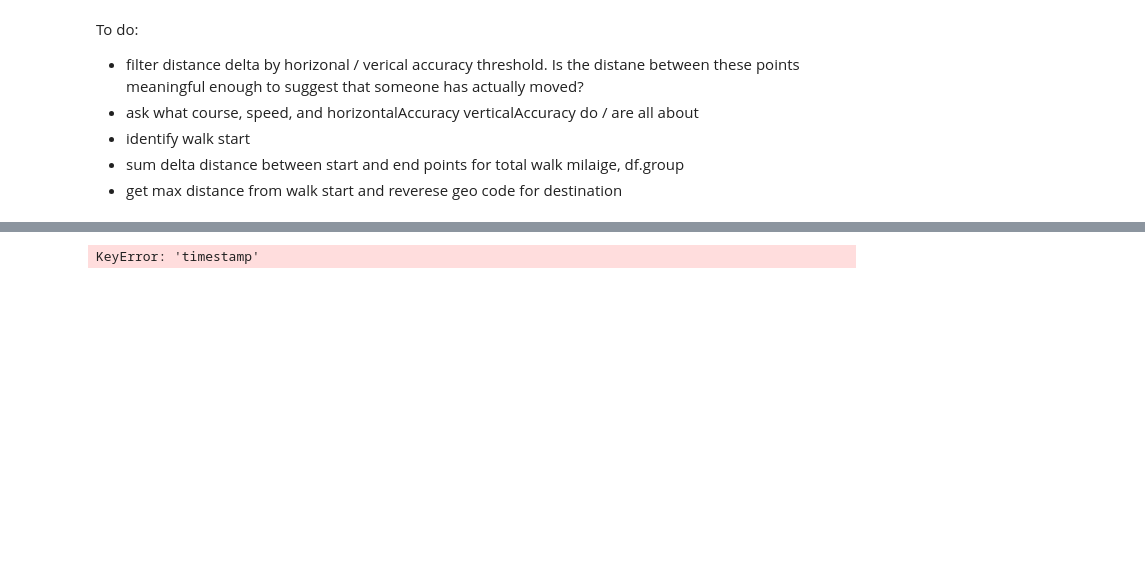
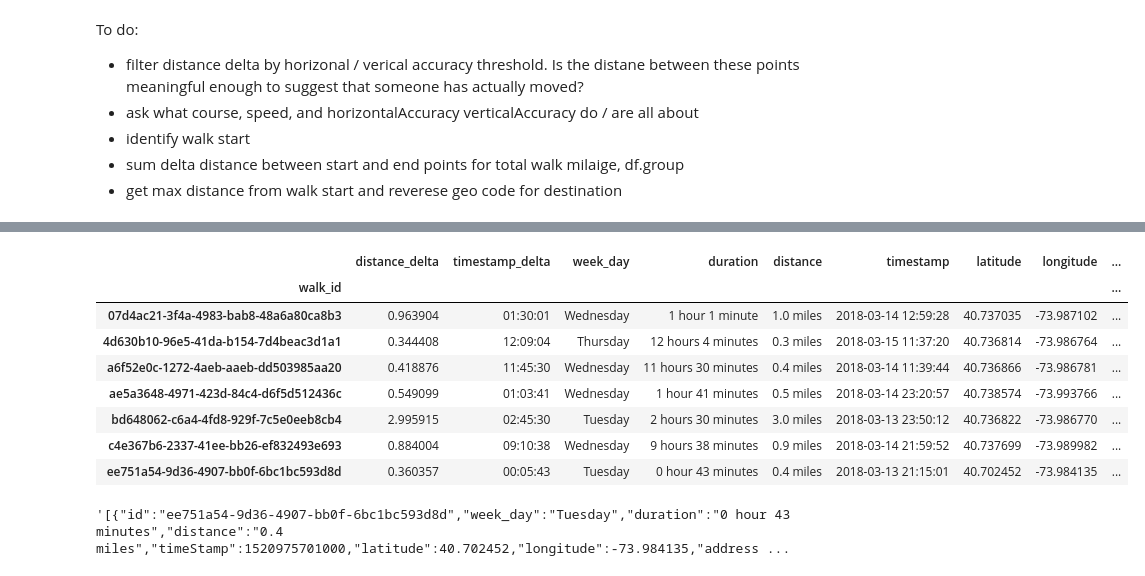
Before and after one commit to agconti/dog-walks, a Jupyter notebook: dog_walks.ipynb, the cells around one changed output, grey strips where cells are left out. Drawn from its saved outputs; the diff is of its cells as text; code cells hidden in the pictures; blank space fills up the shorter version.

```diff
--- a/dog_walks.ipynb
+++ b/dog_walks.ipynb
@@ -34,8 +34,7 @@ def get_street_address(row):
     longitude = row.longitude
 
     location = geolocator.reverse(f"{latitude}, {longitude}")
-    print(location)
-    building_number, street, rest = location.address.split(',')
+    building_number, street = location.address.split(',')[:2]
     return f"{building_number} {street}"
 # %%
 date_columns = ['timestamp']
@@ -114,9 +120,20 @@ ValueError: ('too many values to unpack (expected 3)', 'occurred at index 06e4d2
 # %%
 rollup = rollup.join(meta_information)
+rollup
+# %% [output]
+|  | distance_delta | timestamp_delta | week_day | duration | distance | timestamp | latitude | longitude | ... |
+| walk_id |  |  |  |  |  |  |  |  | ... |
+| 07d4ac21-3f4a-4983-bab8-48a6a80ca8b3 | 0.963904 | 01:30:01 | Wednesday | 1 hour 1 minute | 1.0 miles | 2018-03-14 12:59:28 | 40.737035 | -73.987102 | ... |
+| 4d630b10-96e5-41da-b154-7d4beac3d1a1 | 0.344408 | 12:09:04 | Thursday | 12 hours 4 minutes | 0.3 miles | 2018-03-15 11:37:20 | 40.736814 | -73.986764 | ... |
+| a6f52e0c-1272-4aeb-aaeb-dd503985aa20 | 0.418876 | 11:45:30 | Wednesday | 11 hours 30 minutes | 0.4 miles | 2018-03-14 11:39:44 | 40.736866 | -73.986781 | ... |
+| ae5a3648-4971-423d-84c4-d6f5d512436c | 0.549099 | 01:03:41 | Wednesday | 1 hour 41 minutes | 0.5 miles | 2018-03-14 23:20:57 | 40.738574 | -73.993766 | ... |
+| bd648062-c6a4-4fd8-929f-7c5e0eeb8cb4 | 2.995915 | 02:45:30 | Tuesday | 2 hours 30 minutes | 3.0 miles | 2018-03-13 23:50:12 | 40.736822 | -73.986770 | ... |
+| c4e367b6-2337-41ee-bb26-ef832493e693 | 0.884004 | 09:10:38 | Wednesday | 9 hours 38 minutes | 0.9 miles | 2018-03-14 21:59:52 | 40.737699 | -73.989982 | ... |
+| ee751a54-9d36-4907-bb0f-6bc1bc593d8d | 0.360357 | 00:05:43 | Tuesday | 0 hour 43 minutes | 0.4 miles | 2018-03-13 21:15:01 | 40.702452 | -73.984135 | ... |
 # %%
-output = rollup.reset_index().drop(['timestamp_delta', 'distance_delta'], axis=1).rename(columns={'walk_id': 'id'}).sort_values('timestamp', inplace=True)
+output = rollup.reset_index().drop(['timestamp_delta', 'distance_delta'], axis=1).rename(columns={'walk_id': 'id', 'timestamp': 'timeStamp'}).sort_values('timeStamp')
 output.to_json(orient='records')
 # %% [output]
-KeyError: 'timestamp'
+'[{"id":"ee751a54-9d36-4907-bb0f-6bc1bc593d8d","week_day":"Tuesday","duration":"0 hour 43 minutes","distance":"0.4 miles","timeStamp":1520975701000,"latitude":40.702452,"longitude":-73.984135,"address ...
 # %%
 output.to_json('./walks/public/walks.json', orient='records')
```
Also changed, not shown: parts of 1 cell of this notebook, 4 other files.
